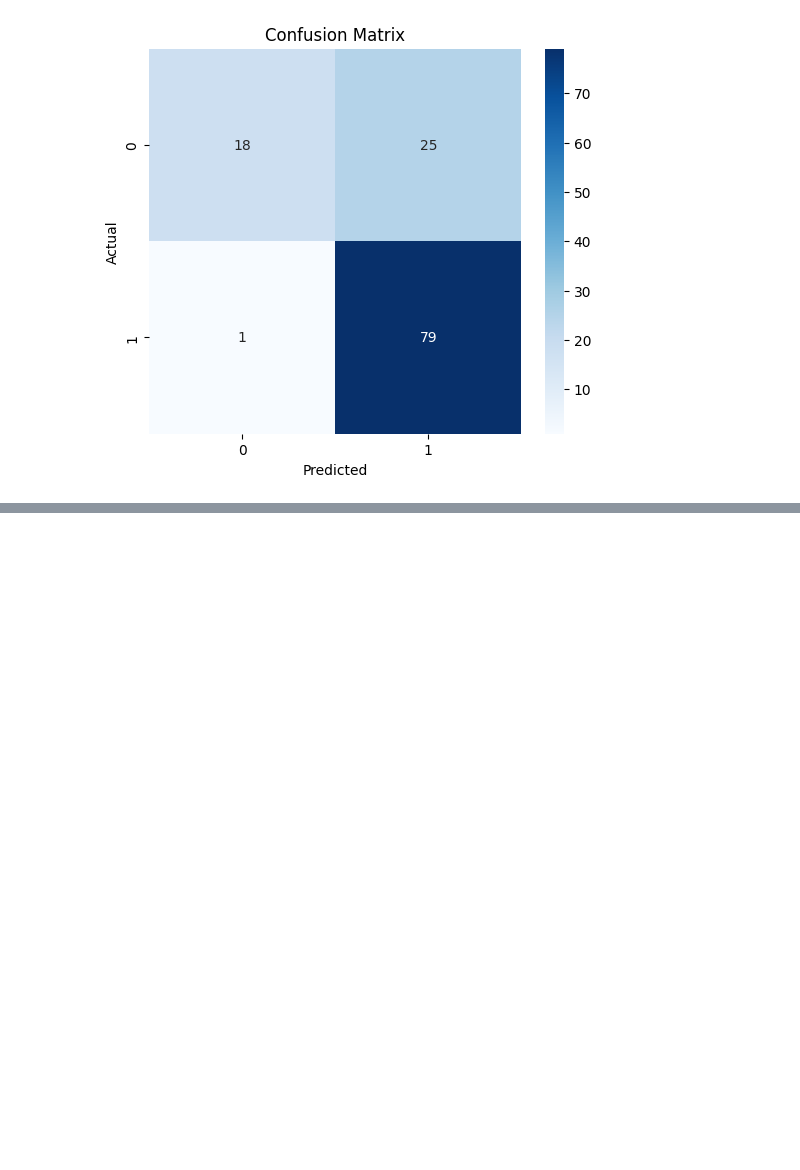
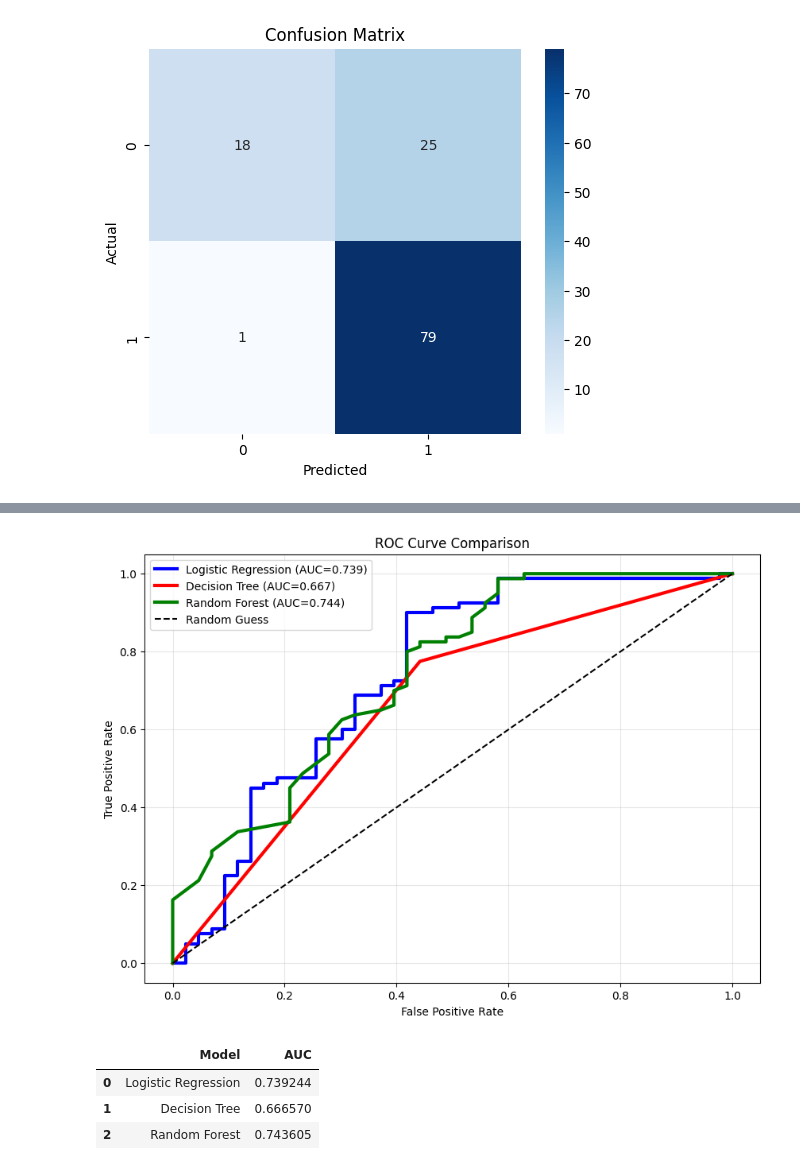
Before and after one commit to ErbolZhanyshov/credit-risk-analysis-system, a Jupyter notebook: notebooks/loan_prediction_analysis.ipynb, the cells around one changed output, grey strips where cells are left out. Saved outputs shown, nothing was run; the diff lists cells and outputs as text; code cells hidden in the pictures; blank space fills up the shorter version.

```diff
--- a/notebooks/loan_prediction_analysis.ipynb
+++ b/notebooks/loan_prediction_analysis.ipynb
@@ -947,0 +1123,65 @@ Cross Validation sonucu ile test doğruluğunun birbirine yakın olması modelin
+# %%
+plt.figure(figsize=(10,7))
+
+plt.plot(
+    lr_fpr,
+    lr_tpr,
+    linewidth=3,
+    label=f"Logistic Regression (AUC={lr_auc:.3f})",
+    color="blue"
+)
+
+plt.plot(
+    dt_fpr,
+    dt_tpr,
+    linewidth=3,
+    label=f"Decision Tree (AUC={dt_auc:.3f})",
+    color="red"
+)
+
+plt.plot(
+    rf_fpr,
+    rf_tpr,
+    linewidth=3,
+    label=f"Random Forest (AUC={rf_auc:.3f})",
+    color="green"
+)
+
+plt.plot(
+    [0,1],
+    [0,1],
+    linestyle="--",
+    color="black",
+    label="Random Guess"
+)
+
+plt.title("ROC Curve Comparison")
+plt.xlabel("False Positive Rate")
+plt.ylabel("True Positive Rate")
+
+plt.legend()
+plt.grid(alpha=0.3)
+
+plt.show()
+# %% [output]
+[figure, added]
+# %%
+auc_results = pd.DataFrame({
+    "Model":[
+        "Logistic Regression",
+        "Decision Tree",
+        "Random Forest"
+    ],
+    "AUC":[
+        lr_auc,
+        dt_auc,
+        rf_auc
+    ]
+})
+
+auc_results
+# %% [output]
+|  | Model | AUC |
+| 0 | Logistic Regression | 0.739244 |
+| 1 | Decision Tree | 0.666570 |
+| 2 | Random Forest | 0.743605 |
```
Also changed, not shown: parts of 40 cells of this notebook, 3 other files.
